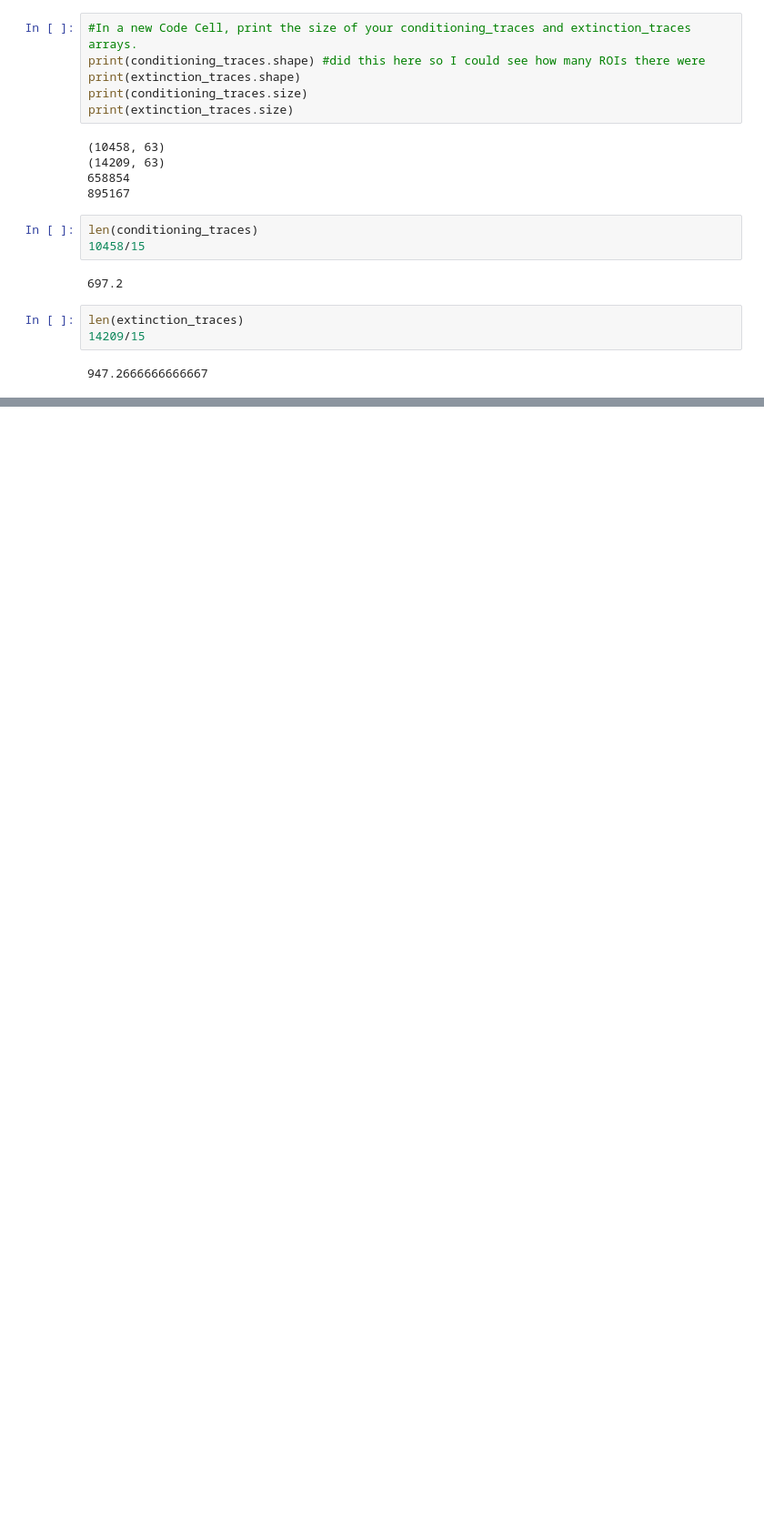
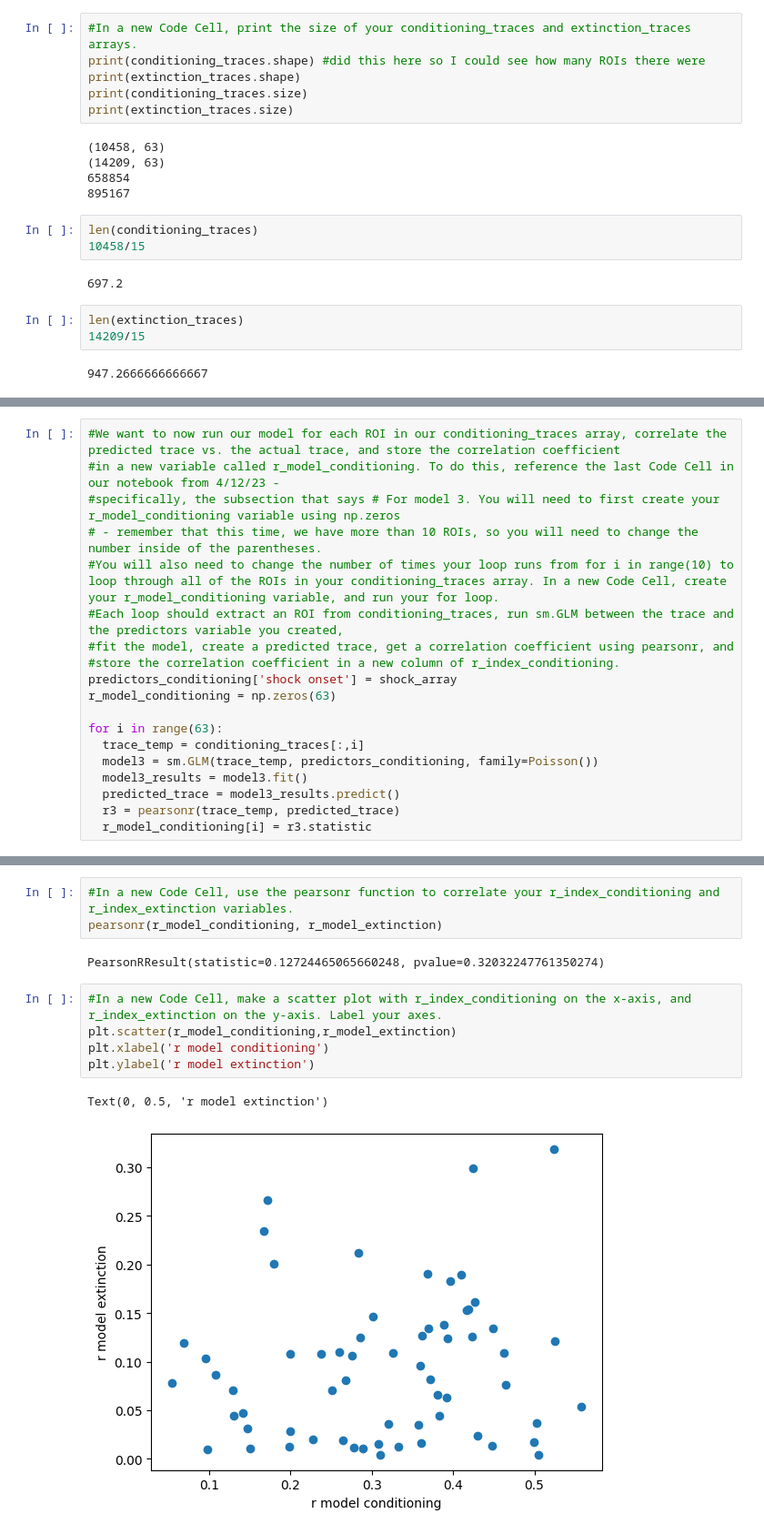
Before and after one commit to caseymacelhiney/neuro265, a Jupyter notebook: coding_homework_8.ipynb, the cells around one changed output, grey strips where cells are left out. Shown: that part at 91% size. Saved outputs shown, nothing was run; the diff lists cells and outputs as text; blank space fills up the shorter version.

```diff
--- a/coding_homework_8.ipynb
+++ b/coding_homework_8.ipynb
@@ -143,0 +207,19 @@ ValueError: ignored
+# %%
+#We want to now run our model for each ROI in our conditioning_traces array, correlate the predicted trace vs. the actual trace, and store the correlation coefficient
+#in a new variable called r_model_conditioning. To do this, reference the last Code Cell in our notebook from 4/12/23 -
+#specifically, the subsection that says # For model 3. You will need to first create your r_model_conditioning variable using np.zeros
+# - remember that this time, we have more than 10 ROIs, so you will need to change the number inside of the parentheses.
+#You will also need to change the number of times your loop runs from for i in range(10) to loop through all of the ROIs in your conditioning_traces array. In a new Code Cell, create your r_model_conditioning variable, and run your for loop.
+#Each loop should extract an ROI from conditioning_traces, run sm.GLM between the trace and the predictors variable you created,
+#fit the model, create a predicted trace, get a correlation coefficient using pearsonr, and
+#store the correlation coefficient in a new column of r_index_conditioning.
+predictors_conditioning['shock onset'] = shock_array
+r_model_conditioning = np.zeros(63)
+
+for i in range(63):
+  trace_temp = conditioning_traces[:,i]
+  model3 = sm.GLM(trace_temp, predictors_conditioning, family=Poisson())
+  model3_results = model3.fit()
+  predicted_trace = model3_results.predict()
+  r3 = pearsonr(trace_temp, predicted_trace)
+  r_model_conditioning[i] = r3.statistic
@@ -143,0 +284,13 @@ ValueError: ignored
+# %%
+#In a new Code Cell, use the pearsonr function to correlate your r_index_conditioning and r_index_extinction variables.
+pearsonr(r_model_conditioning, r_model_extinction)
+# %% [output]
+PearsonRResult(statistic=0.12724465065660248, pvalue=0.32032247761350274)
+# %%
+#In a new Code Cell, make a scatter plot with r_index_conditioning on the x-axis, and r_index_extinction on the y-axis. Label your axes.
+plt.scatter(r_model_conditioning,r_model_extinction)
+plt.xlabel('r model conditioning')
+plt.ylabel('r model extinction')
+# %% [output]
+Text(0, 0.5, 'r model extinction')
+[figure, added]
```
Also changed, not shown: parts of 10 cells of this notebook.
